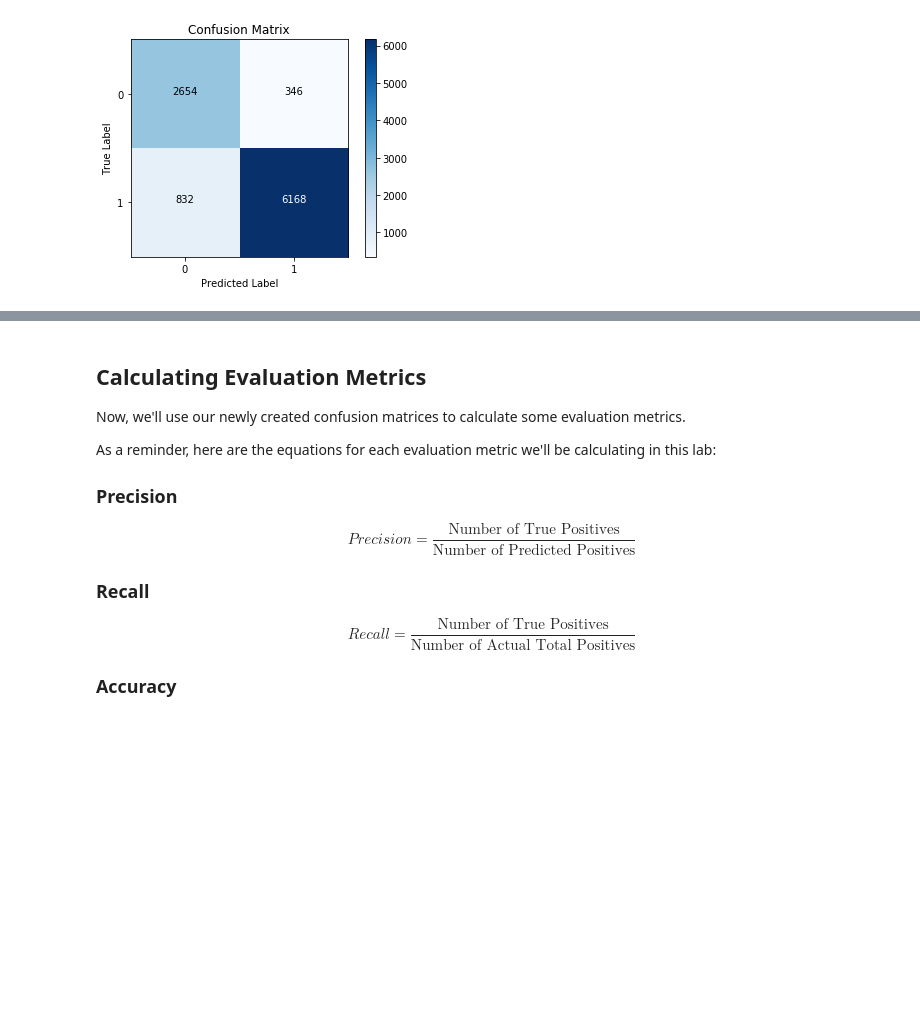
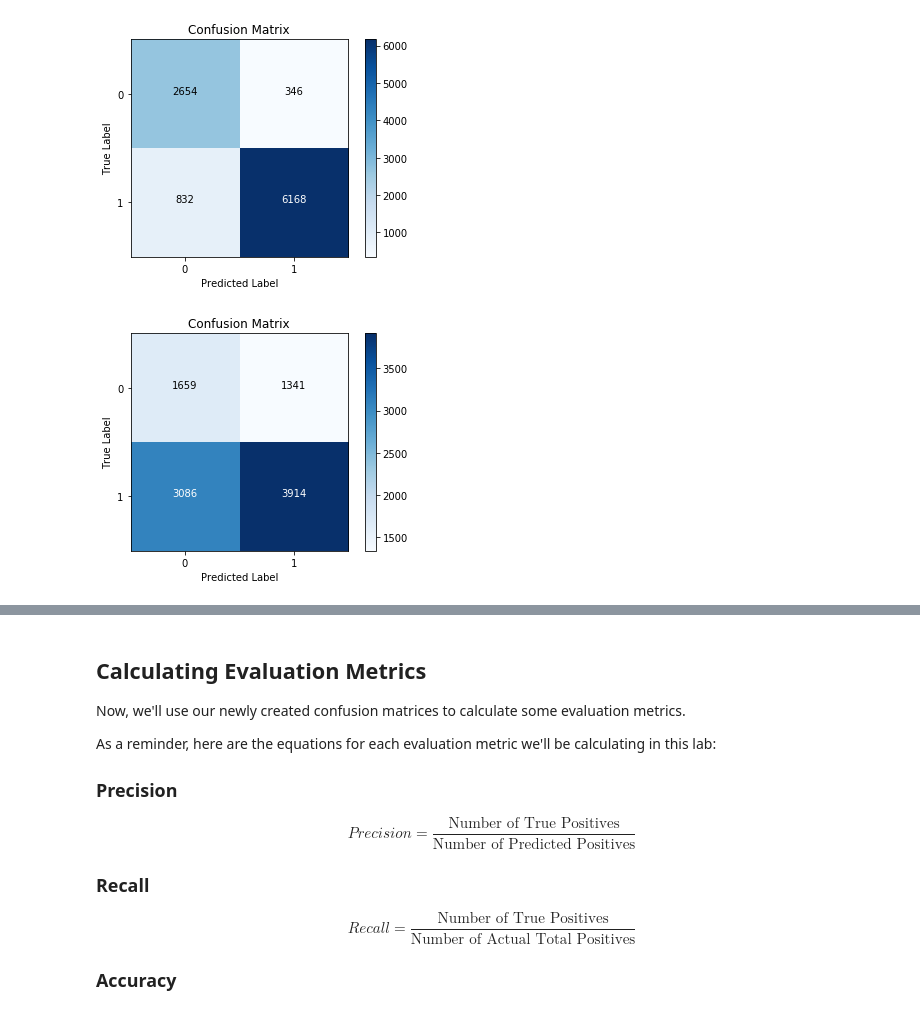
Before and after one commit to Chris-Manna/dsc-3-27-08-evaluation-metrics-lab-nyc-career-ds-102218, a Jupyter notebook: index.ipynb, the cells around one changed output, grey strips where cells are left out. Cells and saved outputs as stored; diff of their text form; code cells hidden in the pictures; blank space fills up the shorter version.

```diff
--- a/index.ipynb
+++ b/index.ipynb
@@ -155,4 +155,6 @@ show_cf(labels,model1_preds)
 # %% [output]
 [figure]
 # %%
-show_cf()
+show_cf(labels,model2_preds)
+# %% [output]
+[figure, added]
```
Also changed, not shown: parts of 1 cell of this notebook.
